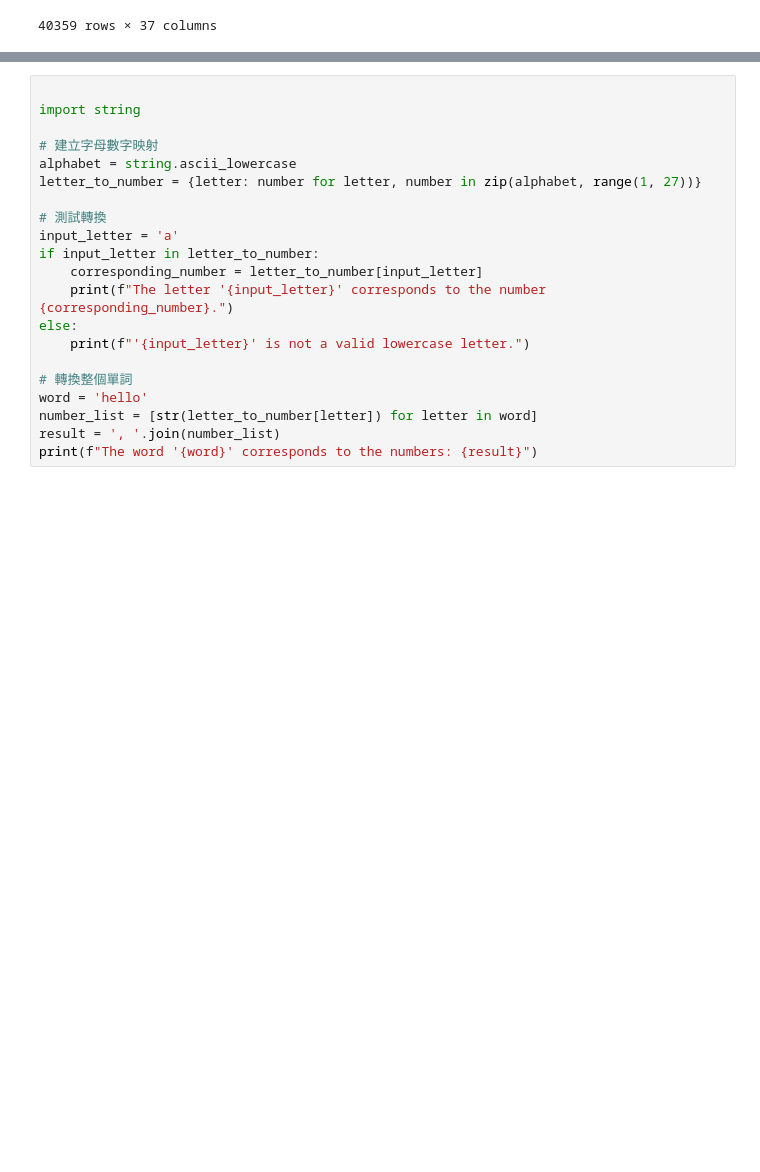
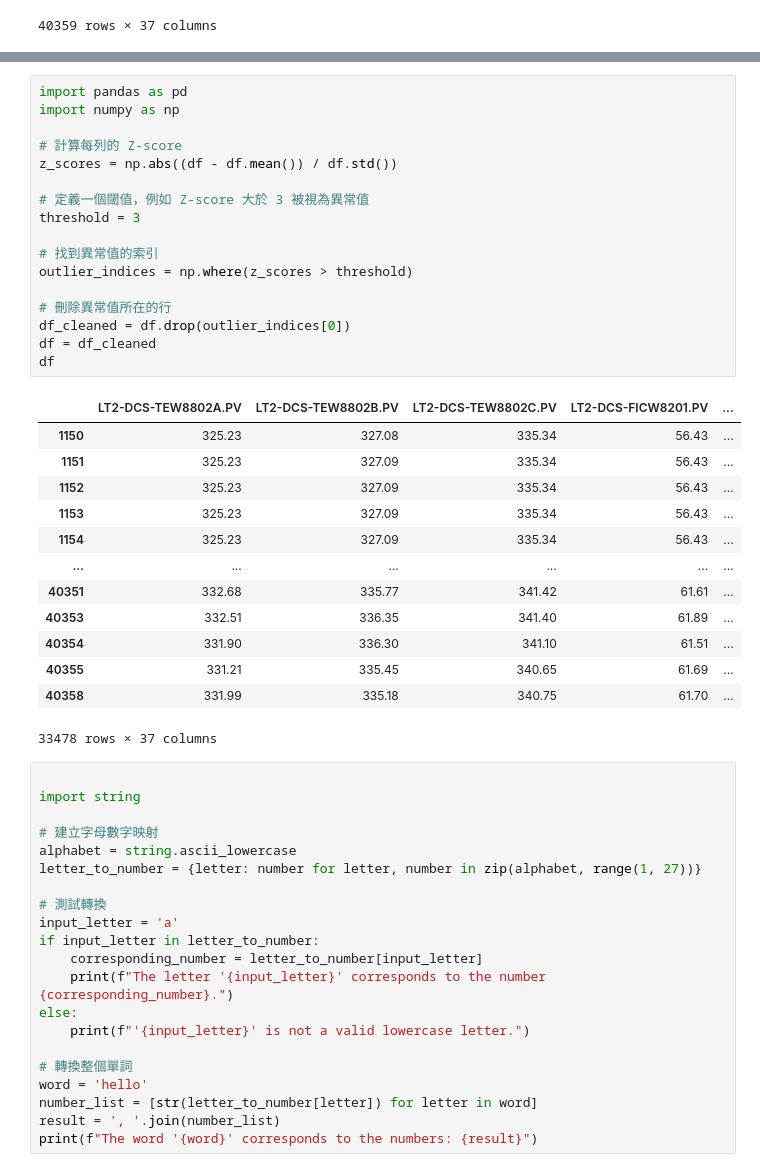
Before and after one commit to skywalker0803r/SCR, a Jupyter notebook: create_testdata.ipynb, the cells around one changed output, grey strips where cells are left out. Saved outputs shown, nothing was run; the diff lists cells and outputs as text; blank space fills up the shorter version.

```diff
--- a/create_testdata.ipynb
+++ b/create_testdata.ipynb
@@ -97,3 +114,34 @@ df
+# %%
+import pandas as pd
+import numpy as np
+
+# 計算每列的 Z-score
+z_scores = np.abs((df - df.mean()) / df.std())
+
+# 定義一個閾值，例如 Z-score 大於 3 被視為異常值
+threshold = 3
+
+# 找到異常值的索引
+outlier_indices = np.where(z_scores > threshold)
+
+# 刪除異常值所在的行
+df_cleaned = df.drop(outlier_indices[0])
+df = df_cleaned
+df
+# %% [output]
+|  | LT2-DCS-TEW8802A.PV | LT2-DCS-TEW8802B.PV | LT2-DCS-TEW8802C.PV | LT2-DCS-FICW8201.PV | ... |
+| 1150 | 325.23 | 327.08 | 335.34 | 56.43 | ... |
+| 1151 | 325.23 | 327.09 | 335.34 | 56.43 | ... |
+| 1152 | 325.23 | 327.09 | 335.34 | 56.43 | ... |
+| 1153 | 325.23 | 327.09 | 335.34 | 56.43 | ... |
+| 1154 | 325.23 | 327.09 | 335.34 | 56.43 | ... |
+| ... | ... | ... | ... | ... | ... |
+| 40351 | 332.68 | 335.77 | 341.42 | 61.61 | ... |
+| 40353 | 332.51 | 336.35 | 341.40 | 61.89 | ... |
+| 40354 | 331.90 | 336.30 | 341.10 | 61.51 | ... |
+| 40355 | 331.21 | 335.45 | 340.65 | 61.69 | ... |
+| 40358 | 331.99 | 335.18 | 340.75 | 61.70 | ... |
+33478 rows × 37 columns
 # %%
 
 import string
```
Also changed, not shown: parts of 5 cells of this notebook, 1 other file.
